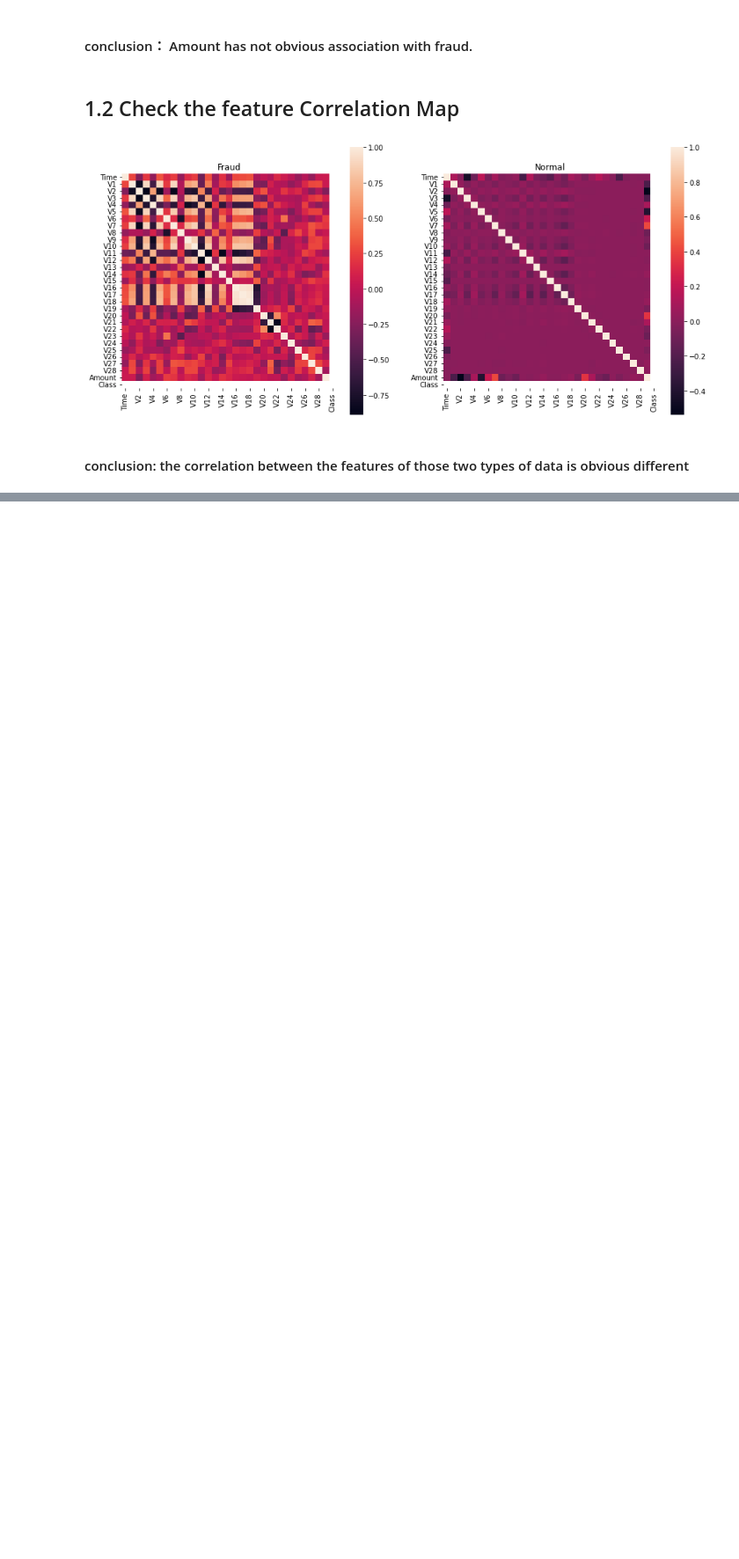
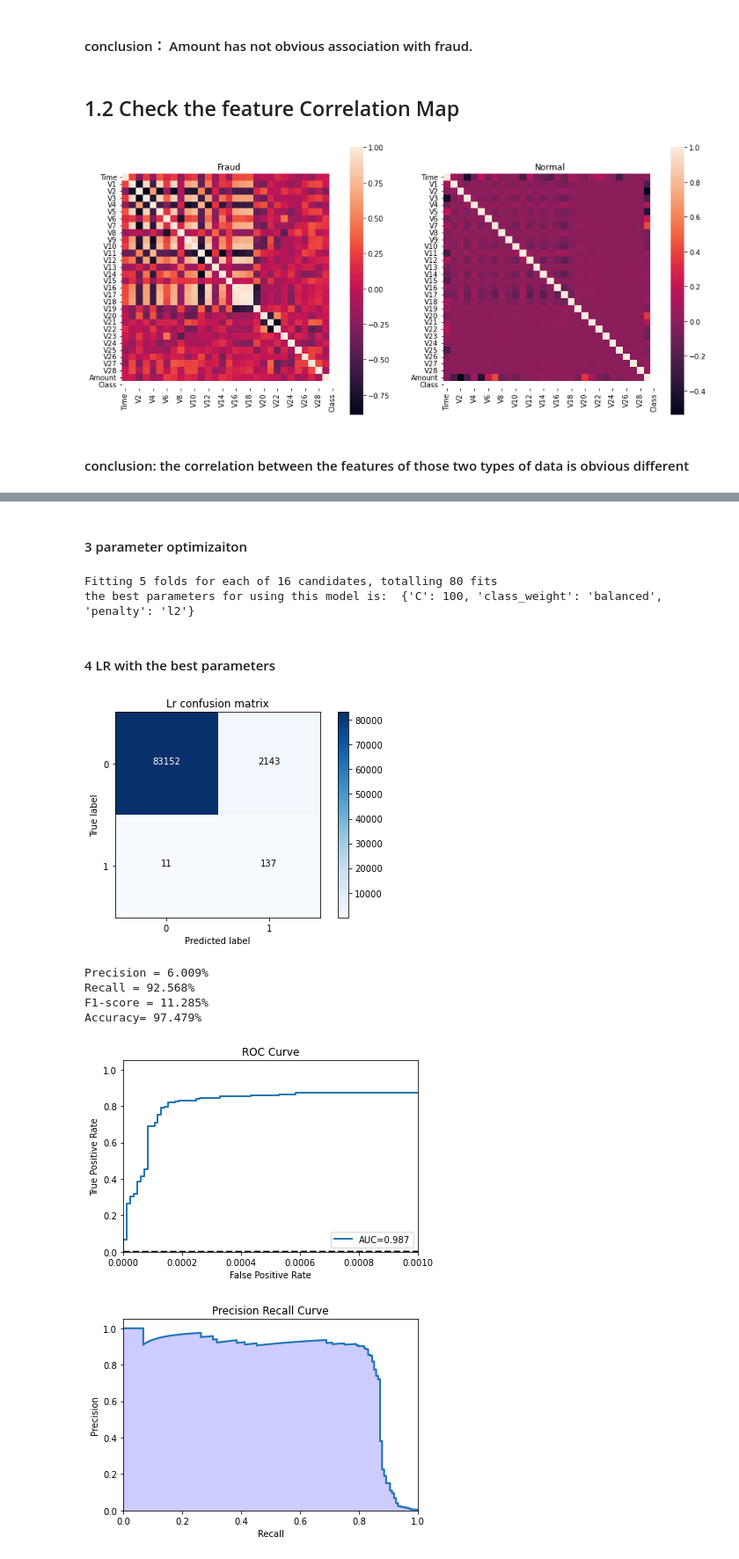
Before and after one commit to DuanLee2520/creditCardFraud, a Jupyter notebook: CCFraud.ipynb, the cells around one changed output, grey strips where cells are left out. Shown: that part at 88% size. Cells and saved outputs as stored; diff of their text form; code cells hidden in the pictures; blank space fills up the shorter version.

```diff
--- a/CCFraud.ipynb
+++ b/CCFraud.ipynb
@@ -110,0 +150,3 @@ plt.show()
+# %%
+SM=SMOTE(random_state=1)
+x_train_SM,y_train_SM=SM.fit_resample(x_train,y_train)
@@ -110,0 +313,54 @@ plt.show()
+# %% [markdown]
+#### 3 parameter optimizaiton
+# %%
+from sklearn.model_selection import GridSearchCV
+param_grid={
+    'penalty':['l1','l2'],
+    'class_weight':['balanced',None],
+    'C':[0.1,1,10,100]
+}
+CV_lr=GridSearchCV(estimator=lr,param_grid=param_grid,scoring='recall',verbose=1,n_jobs=-1)
+CV_lr.fit(x_train_SM,y_train_SM)
+best_parameters=CV_lr.best_params_
+print('the best parameters for using this model is: ',best_parameters)
+# %% [output]
+Fitting 5 folds for each of 16 candidates, totalling 80 fits
+the best parameters for using this model is:  {'C': 100, 'class_weight': 'balanced', 'penalty': 'l2'}
+# %% [markdown]
+#### 4 LR with the best parameters
+# %%
+lr=LogisticRegression(C=best_parameters['C'],
+                     penalty=best_parameters['penalty'],
+                     class_weight=best_parameters['class_weight'])
+lr.fit(x_train_SM,y_train_SM)
+y_pred=lr.predict(x_test)
+y_score=lr.decision_function(x_test)
+# Confusion maxtrix & metrics
+cm = confusion_matrix(y_test, y_pred)
+class_names = [0,1]
+plt.figure()
+plot_confusion_matrix(cm,
+                      classes=class_names,
+                      title='Lr confusion matrix')
+plt.show()
+
+show_metrics()
+
+# ROC curve
+fpr, tpr, t = roc_curve(y_test, y_score)
+plot_roc()
+
+# Precision-recall curve
+precision, recall, thresholds = precision_recall_curve(y_test, y_score)
+plot_precision_recall()
+
+fpr_lr, tpr_lr, t_lr = fpr, tpr, t
+precision_lr, recall_lr, thresholds_lr = precision, recall, thresholds
+# %% [output]
+[figure, added]
+Precision = 6.009%
+Recall = 92.568%
+F1-score = 11.285%
+Accuracy= 97.479%
+[figure, added]
+[figure, added]
```
Also changed, not shown: parts of 30 cells of this notebook.
